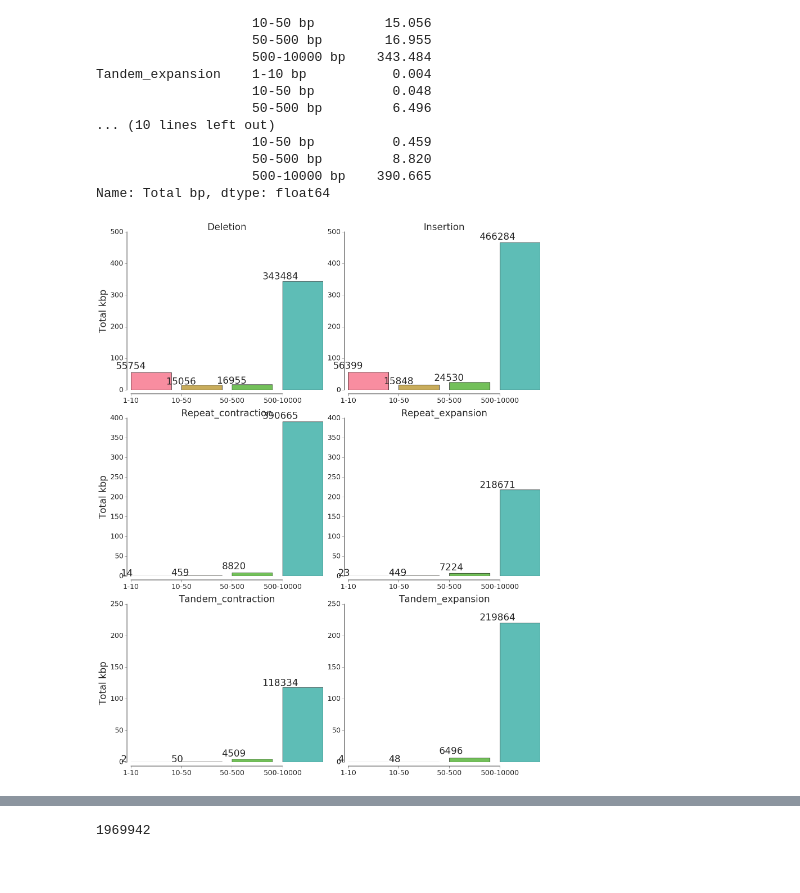
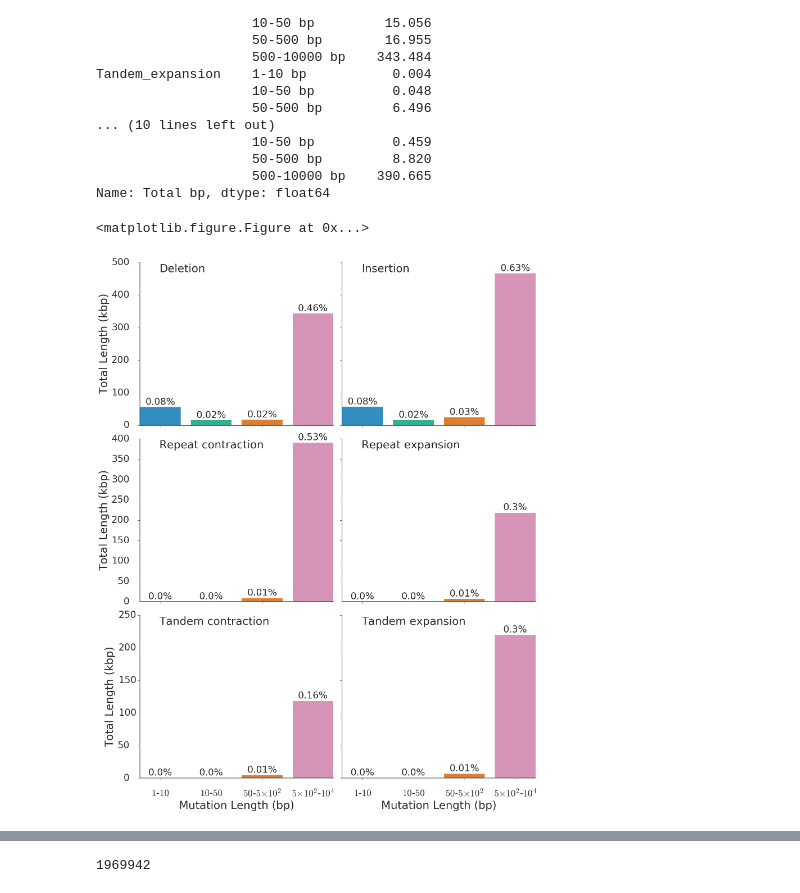
Before and after one commit to Team-Schwessinger/DK_0911-1, a Jupyter notebook: scripts/DK_0911_v03_assemblytics_analysis.ipynb, the cells around one changed output, grey strips where cells are left out. Saved outputs shown, nothing was run; the diff lists cells and outputs as text; code cells hidden in the pictures.

```diff
--- a/scripts/DK_0911_v03_assemblytics_analysis.ipynb
+++ b/scripts/DK_0911_v03_assemblytics_analysis.ipynb
@@ -29,6 +29,9 @@ def return_contig_id(x):
     pattern = re.compile('_(pcontig_[0-9]*)')
     return pattern.search(x).groups()[0]
 # %%
+#set pwh_size
+PWH_SIZE = 73945211
+
 #define the input folder
 ASSEMBLYTICS_FOLDER = '/home/gamran/genome_analysis/Warrior/Richard/output/nucmer_assemblytics/Assemblytics/'
 FIGURE_PATH = '/home/gamran/genome_analysis/Warrior/Richard/output/nucmer_assemblytics/Assemblytics_figures/'
@@ -185,65 +211,74 @@ var_types = Size_summary_10kb.index.levels[0]
 # %%
 #here get the summary of all Types of variations by size intervals given by Assemblytics
 Size_summary_10kb = Assemblytics_summary_df_10kb.sum(level='numbers', axis=1)['Total bp']/1000
 index_a = [x.replace(' bp', '') for x in Size_summary_10kb["Insertion"].index]
+index_a = list(map(lambda x: labelToScientific(x), index_a))
 var_types = Size_summary_10kb.index.levels[0]
 #plot
-sns.set_style("white")
+sns.despine(offset=10, trim=True)
 
-pwh_size = 79770604
 #here generate a faced plot for the size variation types
 no_subplots = len(var_types)
 no_of_subplots_pair = [int(no_subplots/2), 2]
 subplot_coordinates = list(product(range(no_of_subplots_pair[0]), range(no_of_subplots_pair[1])))
 subplot_coordinates_list = [list(l) for l in subplot_coordinates]
 subplot_coordinates_list_rows = [i[0] for i in subplot_coordinates_list]
 subplot_coordinates_list_columns = [i[1] for i in subplot_coordinates_list]
-fig, ax = plt.subplots(no_of_subplots_pair[0], no_of_subplots_pair[1], figsize=(16,20),\
-                   sharey='row', sharex='all')
+fig, ax = plt.subplots(no_of_subplots_pair[0], no_of_subplots_pair[1], figsize=(16,20), sharey='row', sharex='all')
 #
+
 #up to here generate what is needed to specificy the plots
-ymax = Size_summary_10kb.max()
 ind = np.arange(len(index_a))
-fs = 24 #fontsize
+
+TITLE_SIZE = 28
+AXIS_LABEL_SIZE = 28
+AXIS_TICK_SIZE = 24
+BAR_LABEL_SIZE = 24
+
 #function to generate the subplots
-def subplots(ax_ind1, ax_ind2, ind, series, name):
+def subplots(ax_ind1, ax_ind2, ind, series, name, plotPct=True):
     sns.set_style("ticks")
     sns.despine()
     width = 0.35
-    ax[ax_ind1, ax_ind2].bar(ind,series, color=sns.color_palette("husl", 6), alpha=0.8)
+    rects = ax[ax_ind1, ax_ind2].bar(ind,series, color=sns.color_palette("colorblind", 6), alpha=0.8, align='center', linewidth=0)
+
+    barLabels = []
     for x in range(0, len(series)):
-        if series[x]*1000 > 1000000:
-            ax[ax_ind1, ax_ind2].text\
-            (x-0.45, series[x]*1.02, int(series[x]*1000), fontsize=fs)
-        elif series[x]*1000 > 100000:
-            ax[ax_ind1, ax_ind2].text\
-            (x-0.4, series[x]*1.02, int(series[x]*1000), fontsize=fs)
-        elif series[x]*1000 < 10000:
-            ax[ax_ind1, ax_ind2].text\
-            (x-0.2, series[x]*2, int(series[x]*1000), fontsize=fs)
+        if plotPct:
+            _percentage = (series[x]*1000)/PWH_SIZE*100
+            barLabels.append('%s%%' % str(round(_percentage, 2)))
         else:
-            ax[ax_ind1, ax_ind2].text\
-            (x-0.3, series[x]*1.2, int(series[x]*1000), fontsize=fs)
-    ax[ax_ind1, ax_ind2].set_title(name, fontsize = fs)
+            barLabels.append(str(int(series[x]*1000)))
+    autolabel(rects, barLabels, ax[ax_ind1, ax_ind2], BAR_LABEL_SIZE)
+
+    ax[ax_ind1, ax_ind2].set_title(label=name.replace('_', ' '), fontsize = TITLE_SIZE, position=(0.1, 0.93), loc='left')
+#    ax[ax_ind1, ax_ind2].set_title(label=stringToScientific('100'), fontsize = TITLE_SIZE, position=(0.1, 0.93), loc='left')
+
     if ax_ind2 == 0:
-        ax[ax_ind1, ax_ind2].set_ylabel('Total kbp', fontsize = fs)
+        ax[ax_ind1, ax_ind2].set_ylabel('Total Length (kbp)', fontsize = AXIS_LABEL_SIZE)
+    if ax_ind1 == 2:
+        ax[ax_ind1, ax_ind2].set_xlabel('Mutation Length (bp)', fontsize = AXIS_LABEL_SIZE)
+        for tick in ax[ax_ind1, ax_ind2].get_xaxis().get_major_ticks():
+            tick.set_pad(2*tick.get_pad())
+            tick.label1 = tick._get_text1()
+
     ax[ax_ind1, ax_ind2].grid(False, which='Major')
-    ax[ax_ind1, ax_ind2].tick_params(axis='both', which='major', labelsize=18, pad=3)
-    ax[ax_ind1, ax_ind2].set_xticks([0, 1, 2 ,3] )
-    ax[ax_ind1, ax_ind2].set_xticklabels(index_a, {'fontsize' : 18, 'horizontalalignment': 'center'}  )
-    #ax[ax_ind1, ax_ind2].set_ylim(0, series.max()*1000*1.2)
+    ax[ax_ind1, ax_ind2].tick_params(axis='both', which='major', labelsize=AXIS_TICK_SIZE, pad=3)
+    ax[ax_ind1, ax_ind2].set_xticks(ind)
+    ax[ax_ind1, ax_ind2].set_xticklabels(index_a, {'fontsize':AXIS_TICK_SIZE, 'horizontalalignment':'center'})
+    ax[ax_ind1, ax_ind2].tick_params(labelsize=AXIS_TICK_SIZE)
+
     for tick in ax[ax_ind1, ax_ind2].yaxis.get_major_ticks():
-              tick.label.set_fontsize(21)
+        tick.label.set_fontsize(AXIS_TICK_SIZE)
 
-
-for ax_ind1, ax_ind2, _type in  \
-zip(subplot_coordinates_list_rows,subplot_coordinates_list_columns, var_types):
-    subplots(ax_ind1, ax_ind2, ind, Size_summary_10kb[_type], _type)
-sns.despine(offset=10, trim=True)
+for ax_ind1, ax_ind2, _type in zip(subplot_coordinates_list_rows,subplot_coordinates_list_columns, var_types):
+    subplots(ax_ind1, ax_ind2, ind, Size_summary_10kb[_type], _type, plotPct=True)
+#sns.despine(offset=10, trim=True)
 plt.tight_layout()
-fig_name = 'Assemblytics_summary_df_10kb_v1.type_summary.png'
-#plt.savefig(os.path.join(FIGURE_PATH, fig_name), bbox_inches='tight')
+fig_name = 'Assemblytics_summary_df_10kb_v3.type_summary.png'
+plt.savefig(os.path.join(FIGURE_PATH, fig_name), bbox_inches='tight')
 # %% [output]
+<matplotlib.figure.Figure at 0x...>
-[figure, old version]
+[figure, new version]
 # %%
 #here get the summary of all Types of variations by size intervals given by Assemblytics
```
Also changed, not shown: parts of 6 cells of this notebook.
